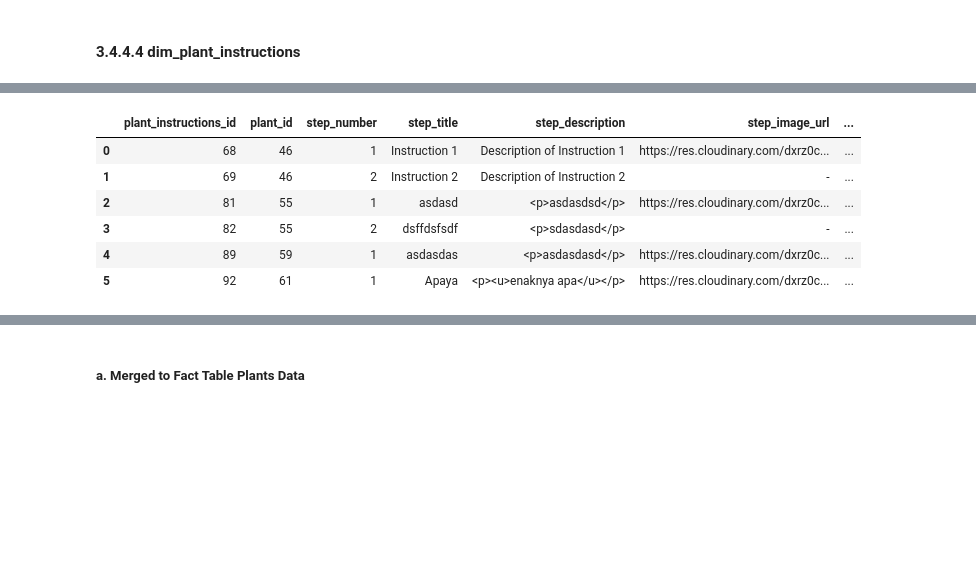
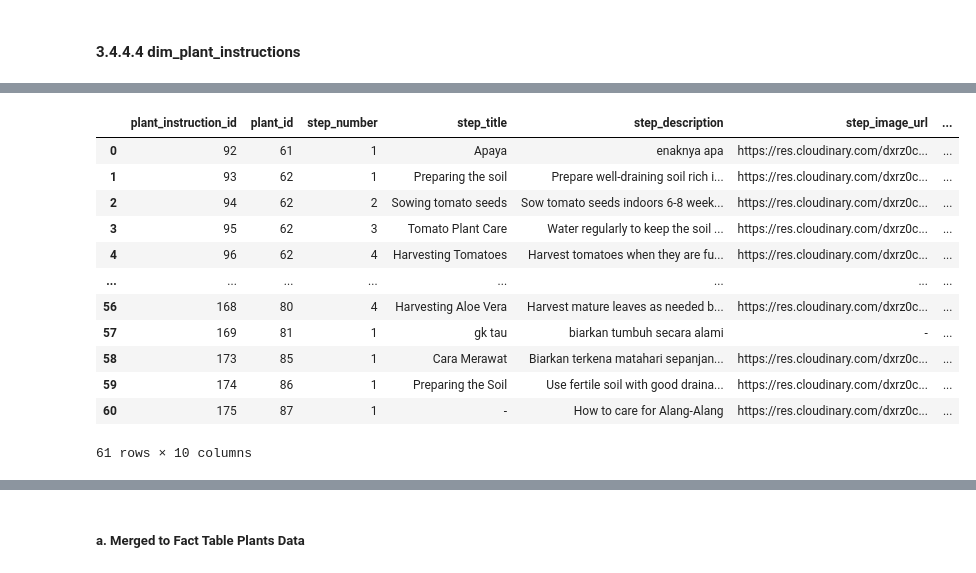
Before and after one commit to Plantopia-Alterra-Academy-Batch-6/de-capstone-km-alterra-batch-6, a Jupyter notebook: Main_Project/Pipeline_ETL.ipynb, the cells around one changed output, grey strips where cells are left out. Cells and saved outputs as stored; diff of their text form; code cells hidden in the pictures; blank space fills up the shorter version.

```diff
--- a/Main_Project/Pipeline_ETL.ipynb
+++ b/Main_Project/Pipeline_ETL.ipynb
@@ -950,14 +1225,20 @@ df_dim_plant_instructions
 # %%
-df_dim_plant_instructions.rename(columns={'id': 'plant_instructions_id'}, inplace=True)
+df_dim_plant_instructions.rename(columns={'id': 'plant_instruction_id'}, inplace=True)
 df_dim_plant_instructions
 # %% [output]
-|  | plant_instructions_id | plant_id | step_number | step_title | step_description | step_image_url | ... |
-| 0 | 68 | 46 | 1 | Instruction 1 | Description of Instruction 1 | https://res.cloudinary.com/dxrz0c... | ... |
-| 1 | 69 | 46 | 2 | Instruction 2 | Description of Instruction 2 | - | ... |
-| 2 | 81 | 55 | 1 | asdasd | <p>asdasdsd</p> | https://res.cloudinary.com/dxrz0c... | ... |
-| 3 | 82 | 55 | 2 | dsffdsfsdf | <p>sdasdasd</p> | - | ... |
-| 4 | 89 | 59 | 1 | asdasdas | <p>asdasdasd</p> | https://res.cloudinary.com/dxrz0c... | ... |
-| 5 | 92 | 61 | 1 | Apaya | <p><u>enaknya apa</u></p> | https://res.cloudinary.com/dxrz0c... | ... |
+|  | plant_instruction_id | plant_id | step_number | step_title | step_description | step_image_url | ... |
+| 0 | 92 | 61 | 1 | Apaya | enaknya apa | https://res.cloudinary.com/dxrz0c... | ... |
+| 1 | 93 | 62 | 1 | Preparing the soil | Prepare well-draining soil rich i... | https://res.cloudinary.com/dxrz0c... | ... |
+| 2 | 94 | 62 | 2 | Sowing tomato seeds | Sow tomato seeds indoors 6-8 week... | https://res.cloudinary.com/dxrz0c... | ... |
+| 3 | 95 | 62 | 3 | Tomato Plant Care | Water regularly to keep the soil ... | https://res.cloudinary.com/dxrz0c... | ... |
+| 4 | 96 | 62 | 4 | Harvesting Tomatoes | Harvest tomatoes when they are fu... | https://res.cloudinary.com/dxrz0c... | ... |
+| ... | ... | ... | ... | ... | ... | ... | ... |
+| 56 | 168 | 80 | 4 | Harvesting Aloe Vera | Harvest mature leaves as needed b... | https://res.cloudinary.com/dxrz0c... | ... |
+| 57 | 169 | 81 | 1 | gk tau | biarkan tumbuh secara alami | - | ... |
+| 58 | 173 | 85 | 1 | Cara Merawat | Biarkan terkena matahari sepanjan... | https://res.cloudinary.com/dxrz0c... | ... |
+| 59 | 174 | 86 | 1 | Preparing the Soil | Use fertile soil with good draina... | https://res.cloudinary.com/dxrz0c... | ... |
+| 60 | 175 | 87 | 1 | - | How to care for Alang-Alang | https://res.cloudinary.com/dxrz0c... | ... |
+61 rows × 10 columns
 # %%
 df_dim_plant_instruction_categories.rename(columns={'id': 'instruction_category_id'}, inplace=True)
 df_dim_plant_instruction_categories
```
Also changed, not shown: parts of 63 cells of this notebook, 43 other files.
